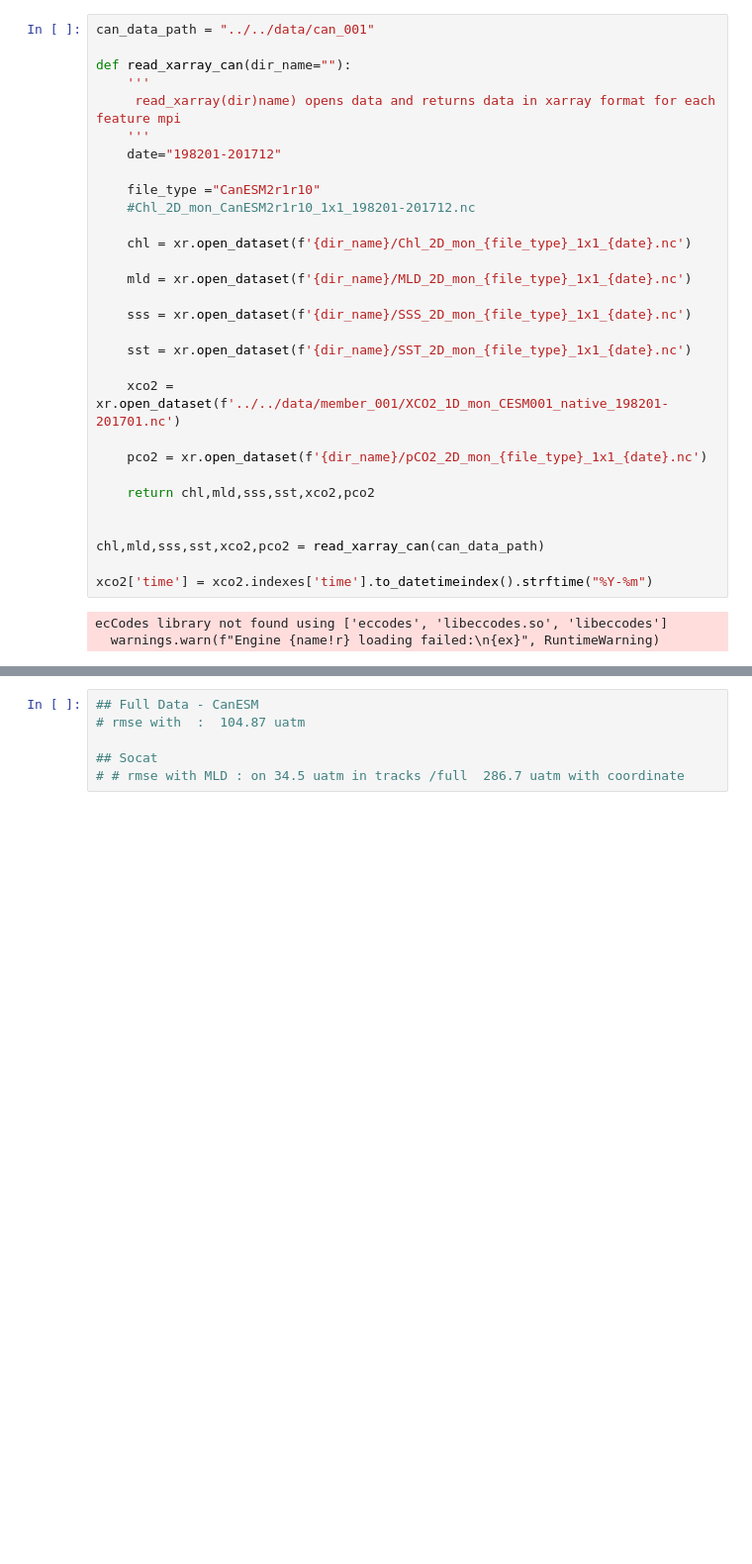
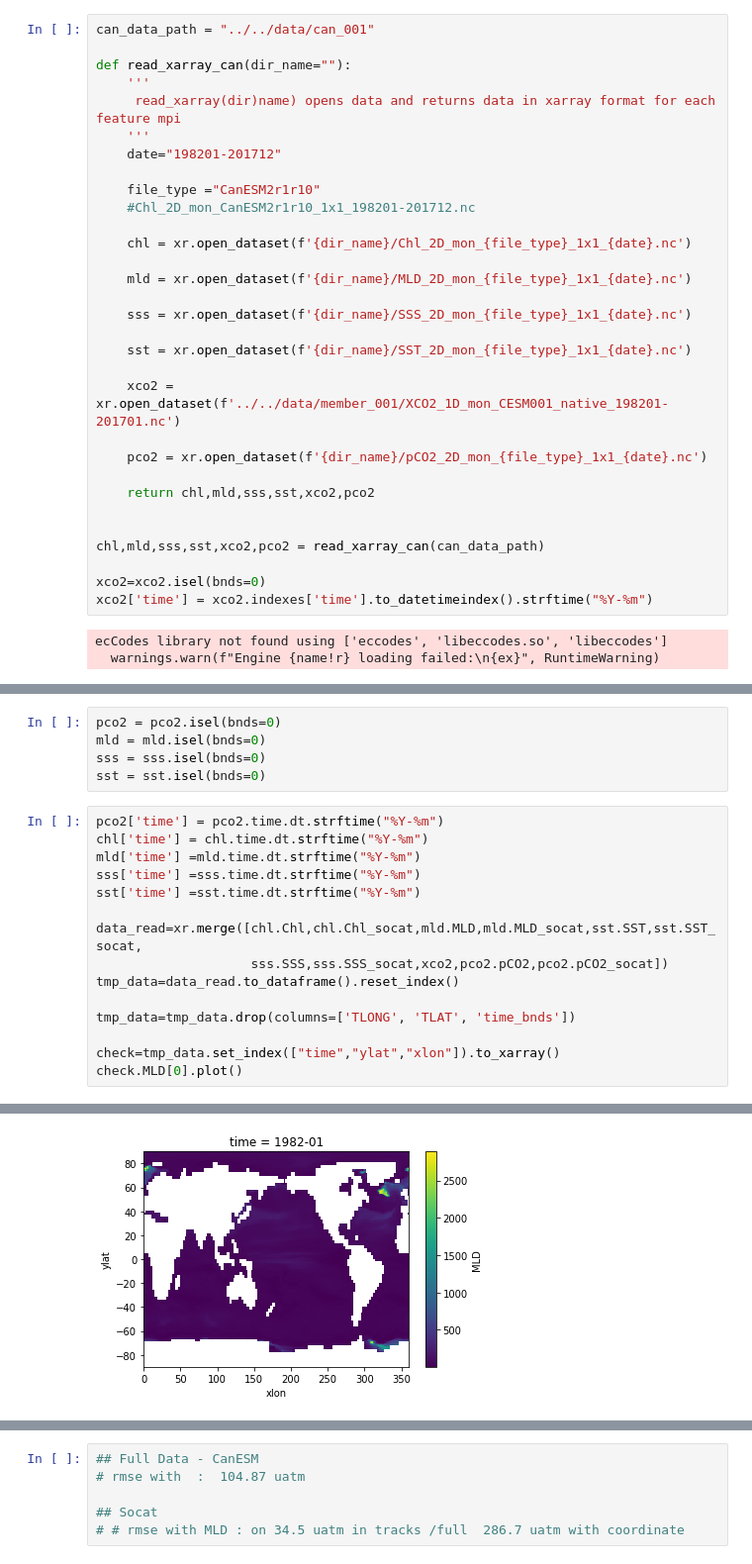
Before and after one commit to sk981102/ocean_co2, a Jupyter notebook: notebooks/baseline_ml/006_rf_base_canESM.ipynb, the cells around one changed output, grey strips where cells are left out. Shown at 99% size. Cells and saved outputs as stored; diff of their text form; blank space fills up the shorter version.

```diff
--- a/notebooks/baseline_ml/006_rf_base_canESM.ipynb
+++ b/notebooks/baseline_ml/006_rf_base_canESM.ipynb
@@ -51,6 +59,7 @@ def read_xarray_can(dir_name=""):
 
 chl,mld,sss,sst,xco2,pco2 = read_xarray_can(can_data_path)
 
+xco2=xco2.isel(bnds=0)
 xco2['time'] = xco2.indexes['time'].to_datetimeindex().strftime("%Y-%m")
 # %% [output]
 ecCodes library not found using ['eccodes', 'libeccodes.so', 'libeccodes']
@@ -111,0 +67,21 @@ time = tmp_data.time
+# %%
+pco2 = pco2.isel(bnds=0)
+mld = mld.isel(bnds=0)
+sss = sss.isel(bnds=0)
+sst = sst.isel(bnds=0)
+# %%
+pco2['time'] = pco2.time.dt.strftime("%Y-%m")
+chl['time'] = chl.time.dt.strftime("%Y-%m")
+mld['time'] =mld.time.dt.strftime("%Y-%m")
+sss['time'] =sss.time.dt.strftime("%Y-%m")
+sst['time'] =sst.time.dt.strftime("%Y-%m")
+
+data_read=xr.merge([chl.Chl,chl.Chl_socat,mld.MLD,mld.MLD_socat,sst.SST,sst.SST_socat,
+                    sss.SSS,sss.SSS_socat,xco2,pco2.pCO2,pco2.pCO2_socat])
+tmp_data=data_read.to_dataframe().reset_index()
+
+tmp_data=tmp_data.drop(columns=['TLONG', 'TLAT', 'time_bnds'])
+
+check=tmp_data.set_index(["time","ylat","xlon"]).to_xarray()
+check.MLD[0].plot()
+# %% [output]
@@ -111,0 +89 @@ time = tmp_data.time
+[figure, added]
```
Also changed, not shown: parts of 34 cells of this notebook, 21 other files.
